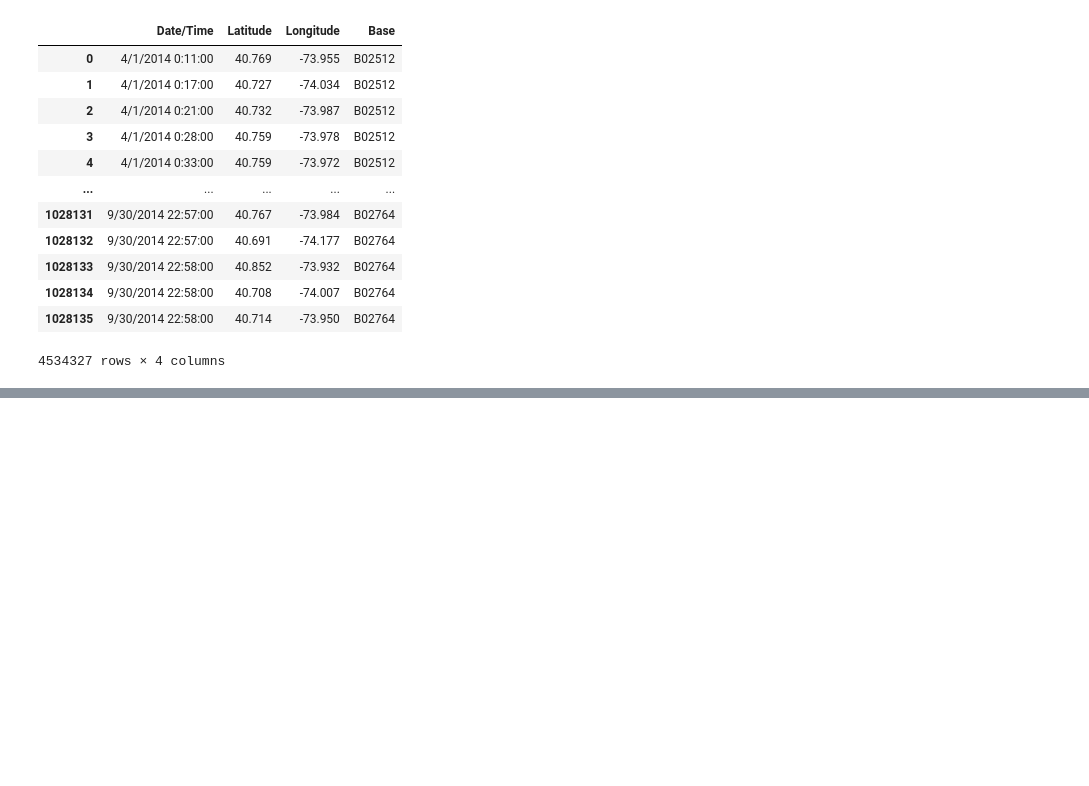
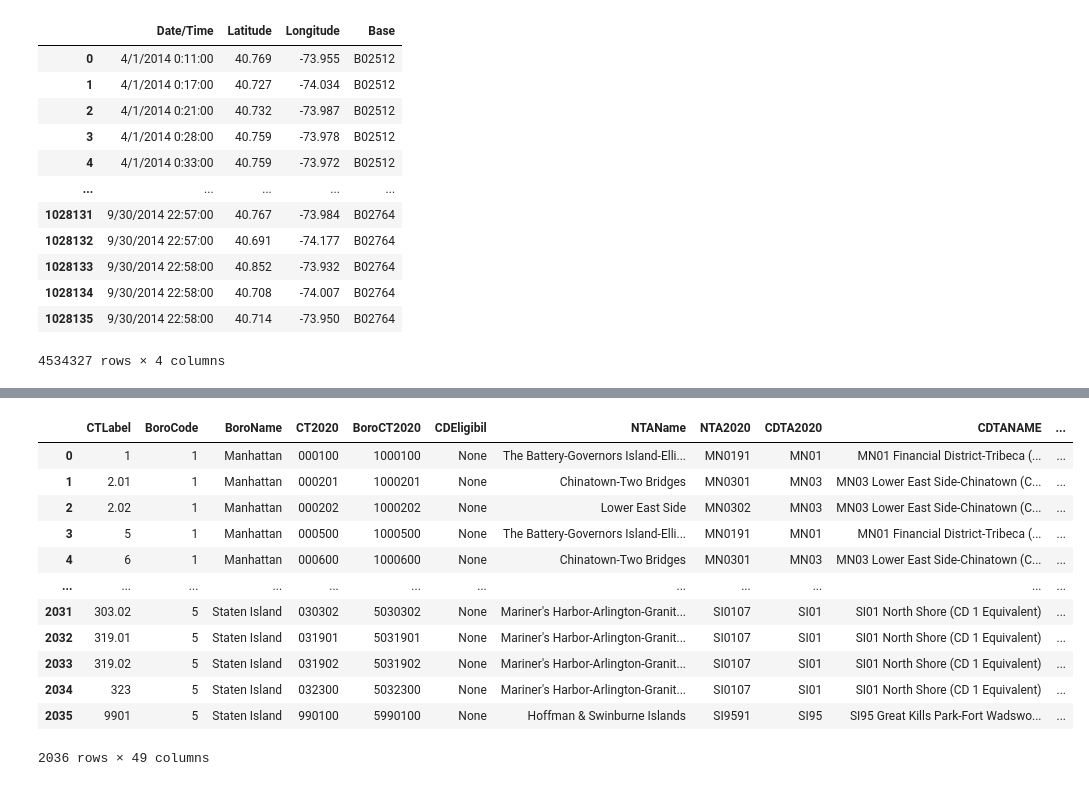
Before and after one commit to AnandSriram01/Geospatial-Analysis-of-Uber-Pickups, a Jupyter notebook: IT302_Project.ipynb, the cells around one changed output, grey strips where cells are left out. Drawn from its saved outputs; the diff is of its cells as text; code cells hidden in the pictures; blank space fills up the shorter version.

```diff
--- a/IT302_Project.ipynb
+++ b/IT302_Project.ipynb
@@ -267,0 +250,3 @@ dtype: int64
+# %%
+gdf1 = gdf1.rename(columns={'GEOID' : 'CensusTract'})
+gdf1.head()
@@ -267,0 +260,3 @@ dtype: int64
+# %%
+gdf1["CensusTract"] = pd.to_numeric(gdf1["CensusTract"])
+gdf1.dtypes
@@ -267,0 +279,18 @@ dtype: int64
+# %%
+gdf1_integrated = gdf1.merge(df_nyc_demogr_features, on='CensusTract')
+# %%
+gdf1_integrated
+# %% [output]
+|  | CTLabel | BoroCode | BoroName | CT2020 | BoroCT2020 | CDEligibil | NTAName | NTA2020 | CDTA2020 | CDTANAME | ... |
+| 0 | 1 | 1 | Manhattan | 000100 | 1000100 | None | The Battery-Governors Island-Elli... | MN0191 | MN01 | MN01 Financial District-Tribeca (... | ... |
+| 1 | 2.01 | 1 | Manhattan | 000201 | 1000201 | None | Chinatown-Two Bridges | MN0301 | MN03 | MN03 Lower East Side-Chinatown (C... | ... |
+| 2 | 2.02 | 1 | Manhattan | 000202 | 1000202 | None | Lower East Side | MN0302 | MN03 | MN03 Lower East Side-Chinatown (C... | ... |
+| 3 | 5 | 1 | Manhattan | 000500 | 1000500 | None | The Battery-Governors Island-Elli... | MN0191 | MN01 | MN01 Financial District-Tribeca (... | ... |
+| 4 | 6 | 1 | Manhattan | 000600 | 1000600 | None | Chinatown-Two Bridges | MN0301 | MN03 | MN03 Lower East Side-Chinatown (C... | ... |
+| ... | ... | ... | ... | ... | ... | ... | ... | ... | ... | ... | ... |
+| 2031 | 303.02 | 5 | Staten Island | 030302 | 5030302 | None | Mariner's Harbor-Arlington-Granit... | SI0107 | SI01 | SI01 North Shore (CD 1 Equivalent) | ... |
+| 2032 | 319.01 | 5 | Staten Island | 031901 | 5031901 | None | Mariner's Harbor-Arlington-Granit... | SI0107 | SI01 | SI01 North Shore (CD 1 Equivalent) | ... |
+| 2033 | 319.02 | 5 | Staten Island | 031902 | 5031902 | None | Mariner's Harbor-Arlington-Granit... | SI0107 | SI01 | SI01 North Shore (CD 1 Equivalent) | ... |
+| 2034 | 323 | 5 | Staten Island | 032300 | 5032300 | None | Mariner's Harbor-Arlington-Granit... | SI0107 | SI01 | SI01 North Shore (CD 1 Equivalent) | ... |
+| 2035 | 9901 | 5 | Staten Island | 990100 | 5990100 | None | Hoffman & Swinburne Islands | SI9591 | SI95 | SI95 Great Kills Park-Fort Wadswo... | ... |
+2036 rows × 49 columns
```
Also changed, not shown: parts of 32 cells of this notebook, 10 other files.
